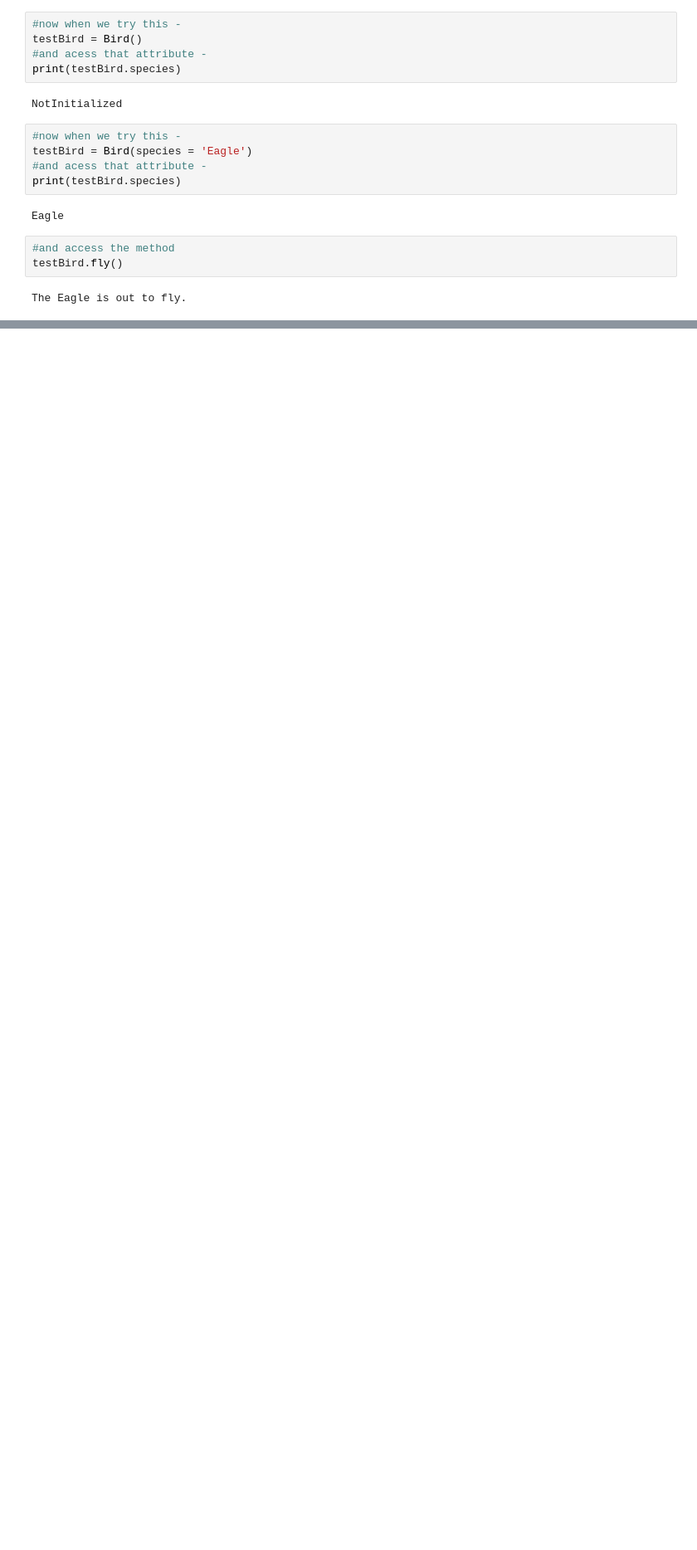
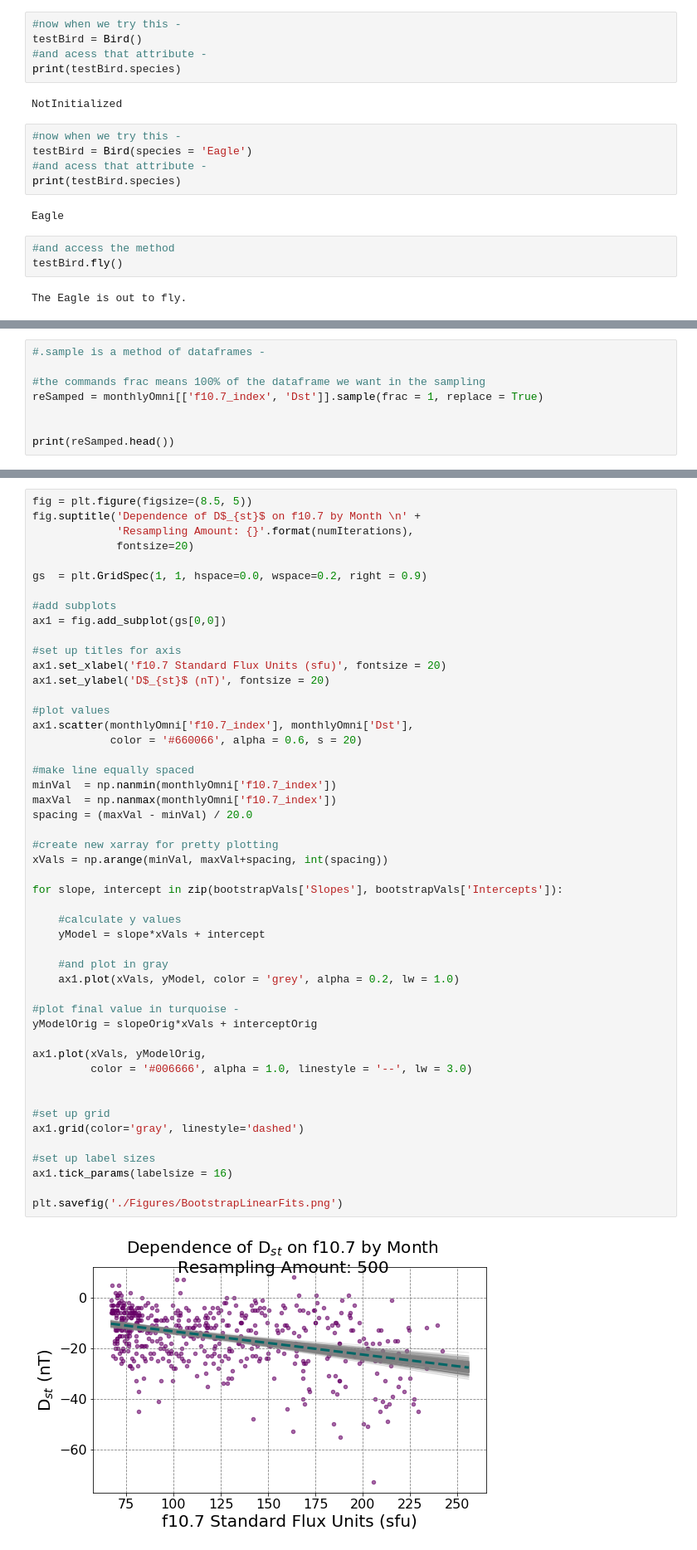
Before and after one commit to abbyazari/data_vis_statistics_geosciences, a Jupyter notebook: Lab8/Lab8_SpaceWeatherBootstraps.ipynb, the cells around one changed output, grey strips where cells are left out. Shown at 83% size. Cells and saved outputs as stored; diff of their text form; blank space fills up the shorter version.

```diff
--- a/Lab8/Lab8_SpaceWeatherBootstraps.ipynb
+++ b/Lab8/Lab8_SpaceWeatherBootstraps.ipynb
@@ -672,0 +408,8 @@ bVals = bootstrap.bootstrap(exampleObj, numIterations = 50)
+# %%
+#.sample is a method of dataframes -
+
+#the commands frac means 100% of the dataframe we want in the sampling
+reSamped = monthlyOmni[['f10.7_index', 'Dst']].sample(frac = 1, replace = True)
+
+
+print(reSamped.head())
@@ -672,0 +526,51 @@ bVals = bootstrap.bootstrap(exampleObj, numIterations = 50)
+# %%
+fig = plt.figure(figsize=(8.5, 5))
+fig.suptitle('Dependence of D$_{st}$ on f10.7 by Month \n' +
+             'Resampling Amount: {}'.format(numIterations),
+             fontsize=20)
+
+gs  = plt.GridSpec(1, 1, hspace=0.0, wspace=0.2, right = 0.9)
+
+#add subplots
+ax1 = fig.add_subplot(gs[0,0])
+
+#set up titles for axis
+ax1.set_xlabel('f10.7 Standard Flux Units (sfu)', fontsize = 20)
+ax1.set_ylabel('D$_{st}$ (nT)', fontsize = 20)
+
+#plot values
+ax1.scatter(monthlyOmni['f10.7_index'], monthlyOmni['Dst'],
+            color = '#660066', alpha = 0.6, s = 20)
+
+#make line equally spaced
+minVal  = np.nanmin(monthlyOmni['f10.7_index'])
+maxVal  = np.nanmax(monthlyOmni['f10.7_index'])
+spacing = (maxVal - minVal) / 20.0
+
+#create new xarray for pretty plotting
+xVals = np.arange(minVal, maxVal+spacing, int(spacing))
+
+for slope, intercept in zip(bootstrapVals['Slopes'], bootstrapVals['Intercepts']):
+
+    #calculate y values
+    yModel = slope*xVals + intercept
+
+    #and plot in gray
+    ax1.plot(xVals, yModel, color = 'grey', alpha = 0.2, lw = 1.0)
+
+#plot final value in turquoise -
+yModelOrig = slopeOrig*xVals + interceptOrig
+
+ax1.plot(xVals, yModelOrig,
+         color = '#006666', alpha = 1.0, linestyle = '--', lw = 3.0)
+
+
+#set up grid
+ax1.grid(color='gray', linestyle='dashed')
+
+#set up label sizes
+ax1.tick_params(labelsize = 16)
+
+plt.savefig('./Figures/BootstrapLinearFits.png')
+# %% [output]
+[figure, added]
```
Also changed, not shown: parts of 91 cells of this notebook, 3 other files.
